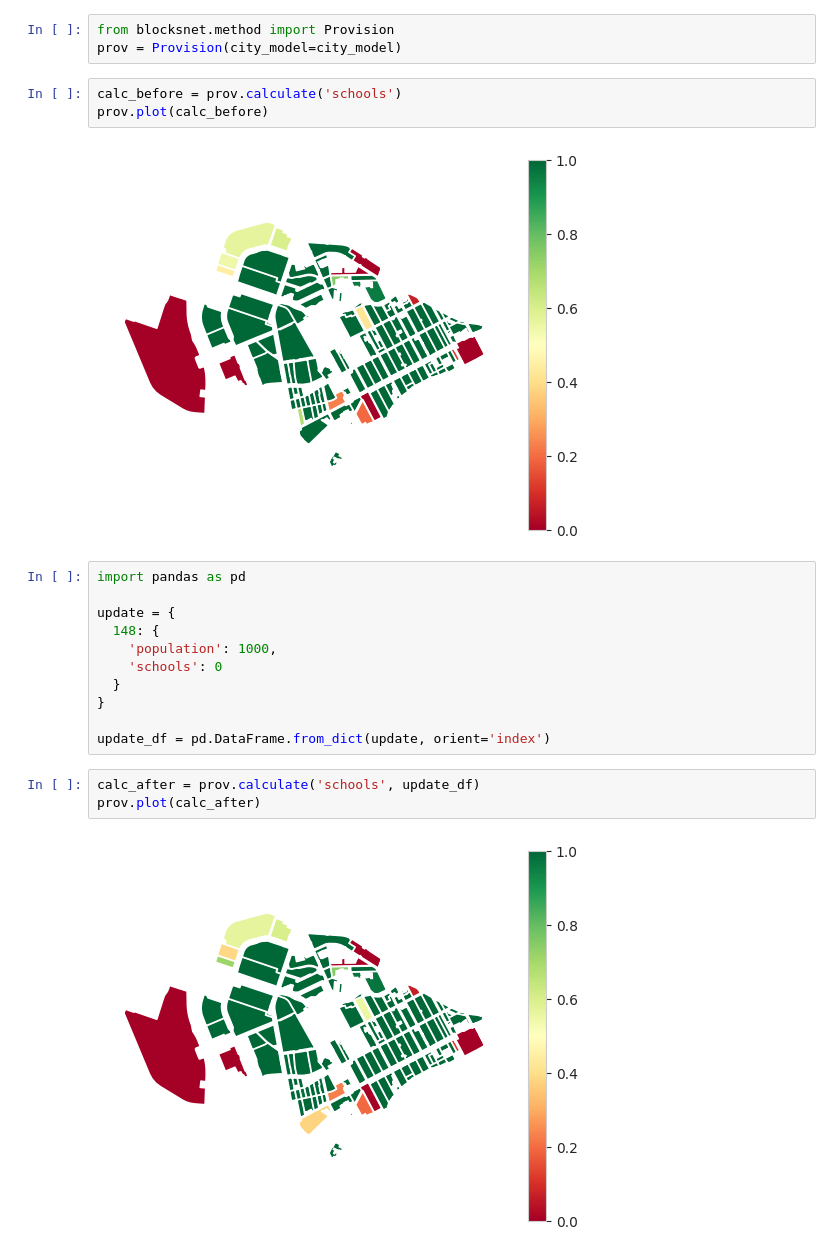
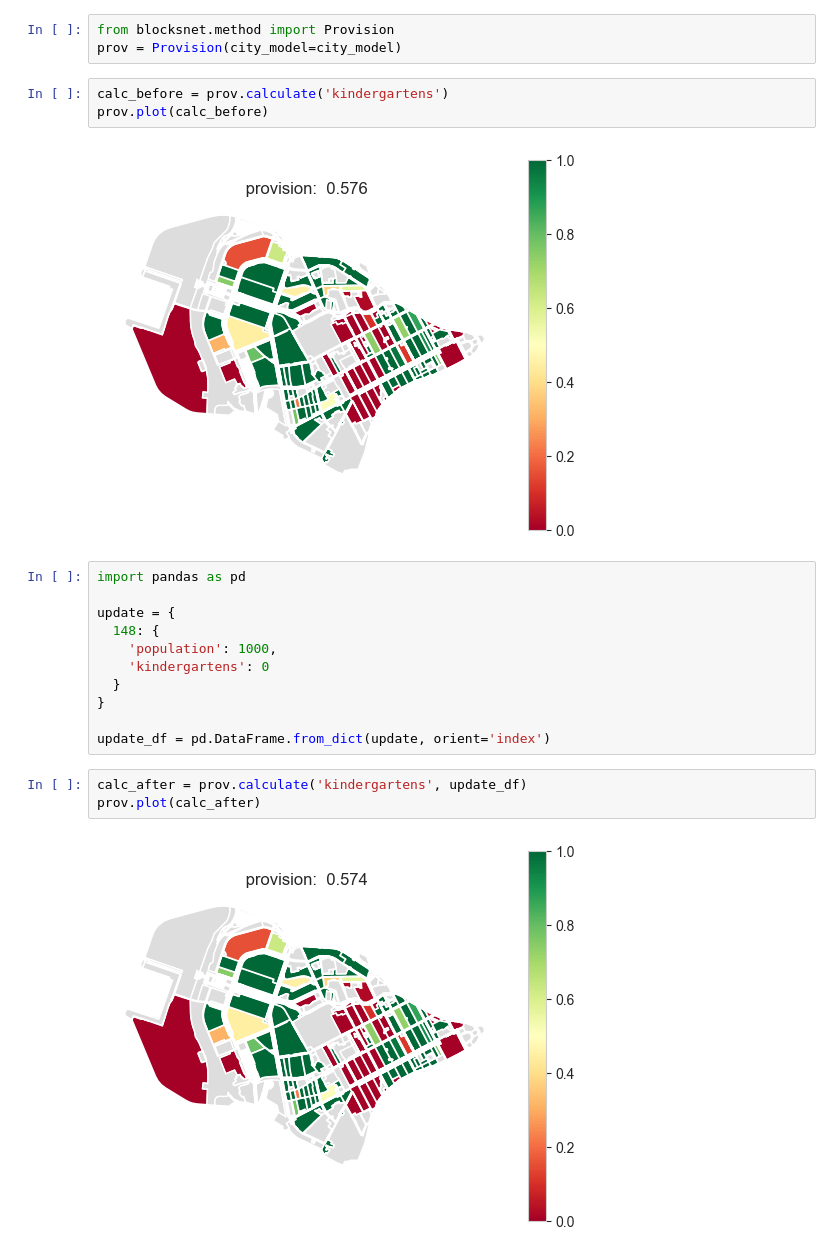
Before and after one commit to aimclub/blocksnet, a Jupyter notebook: examples/3a city_model provision.ipynb, the cells around one changed output. Saved outputs shown, nothing was run; the diff lists cells and outputs as text.

Commit message:
fix plot provision

```diff
--- a/examples/3a city_model provision.ipynb
+++ b/examples/3a city_model provision.ipynb
@@ -21,26 +28,26 @@ city_model.service_types
 from blocksnet.method import Provision
 prov = Provision(city_model=city_model)
 # %%
-calc_before = prov.calculate('schools')
+calc_before = prov.calculate('kindergartens')
 prov.plot(calc_before)
 # %% [output]
-[figure, old version]
+[figure, new version]
 # %%
 import pandas as pd
 
 update = {
   148: {
     'population': 1000,
-    'schools': 0
+    'kindergartens': 0
   }
 }
 
 update_df = pd.DataFrame.from_dict(update, orient='index')
 # %%
-calc_after = prov.calculate('schools', update_df)
+calc_after = prov.calculate('kindergartens', update_df)
 prov.plot(calc_after)
 # %% [output]
-[figure, old version]
+[figure, new version]
 # %%
 prov.plot_delta(calc_before, calc_after)
 # %% [output]
```
Also changed, not shown: parts of 4 cells of this notebook, 1 other file.
